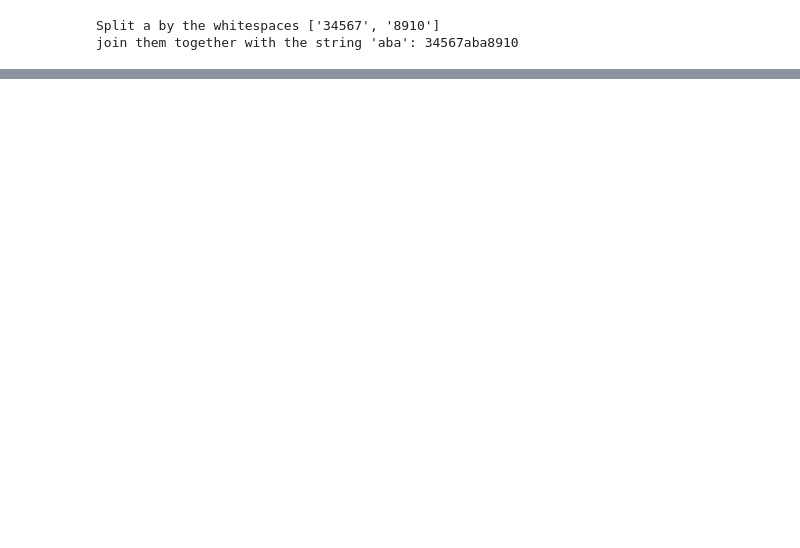
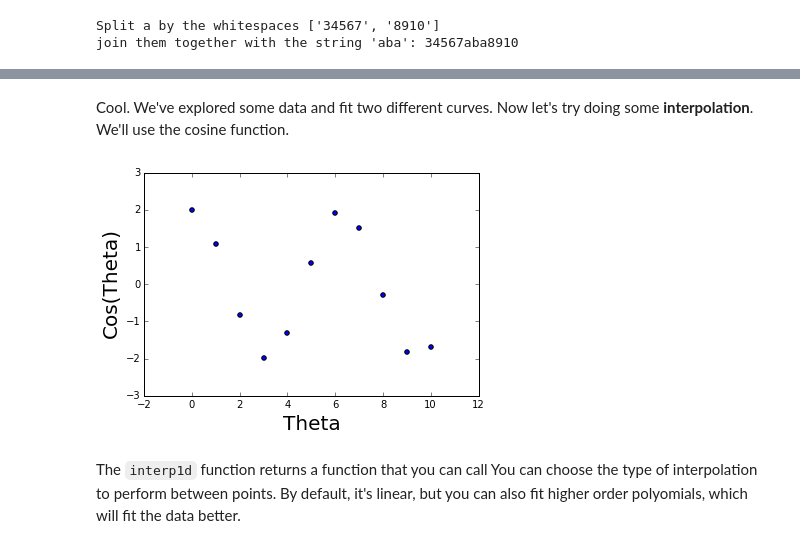
Before and after one commit to lujonathanh/JupyterTutorial, a Jupyter notebook: JupyterTutorial.ipynb, the cells around one changed output, grey strips where cells are left out. Cells and saved outputs as stored; diff of their text form; code cells hidden in the pictures; blank space fills up the shorter version.

```diff
--- a/JupyterTutorial.ipynb
+++ b/JupyterTutorial.ipynb
@@ -829,0 +1025,17 @@ import numpy as np
+# %% [markdown]
+Cool. We've explored some data and fit two different curves.
+Now let's try doing some __interpolation__. We'll use the cosine function.
+# %%
+r = 2.0
+thetas = np.linspace(0, 10, num=11)
+
+x = r * np.cos(thetas)
+plt.scatter(thetas, x)
+plt.xlabel("Theta", fontsize=20)
+plt.ylabel("Cos(Theta)", fontsize=20)
+plt.show()
+# %% [output]
+[figure, added]
+# %% [markdown]
+The `interp1d` function returns a function that you can call
+You can choose the type of interpolation to perform between points. By default, it's linear, but you can also fit higher order polyomials, which will fit the data better.
```
Also changed, not shown: parts of 98 cells of this notebook, 2 other files.
